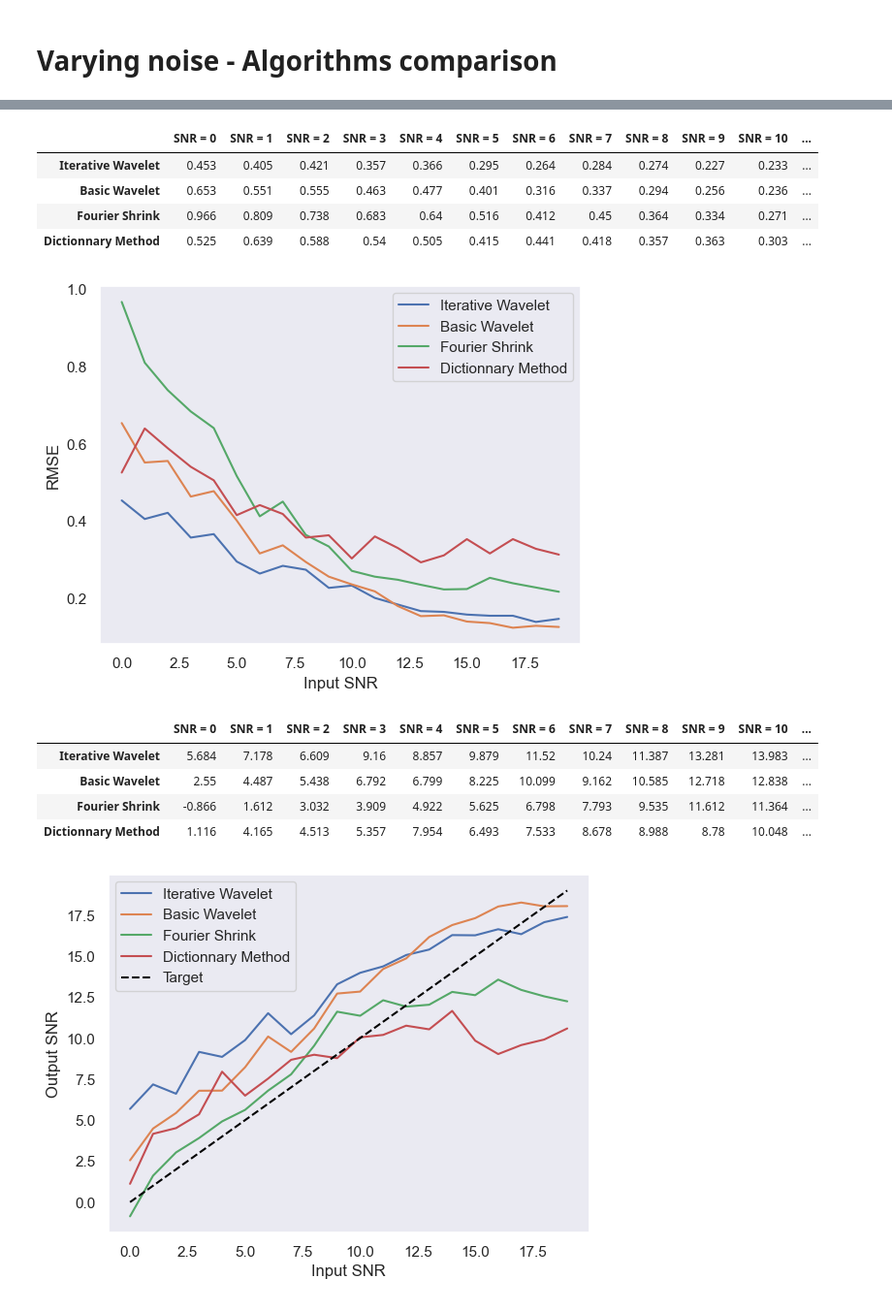
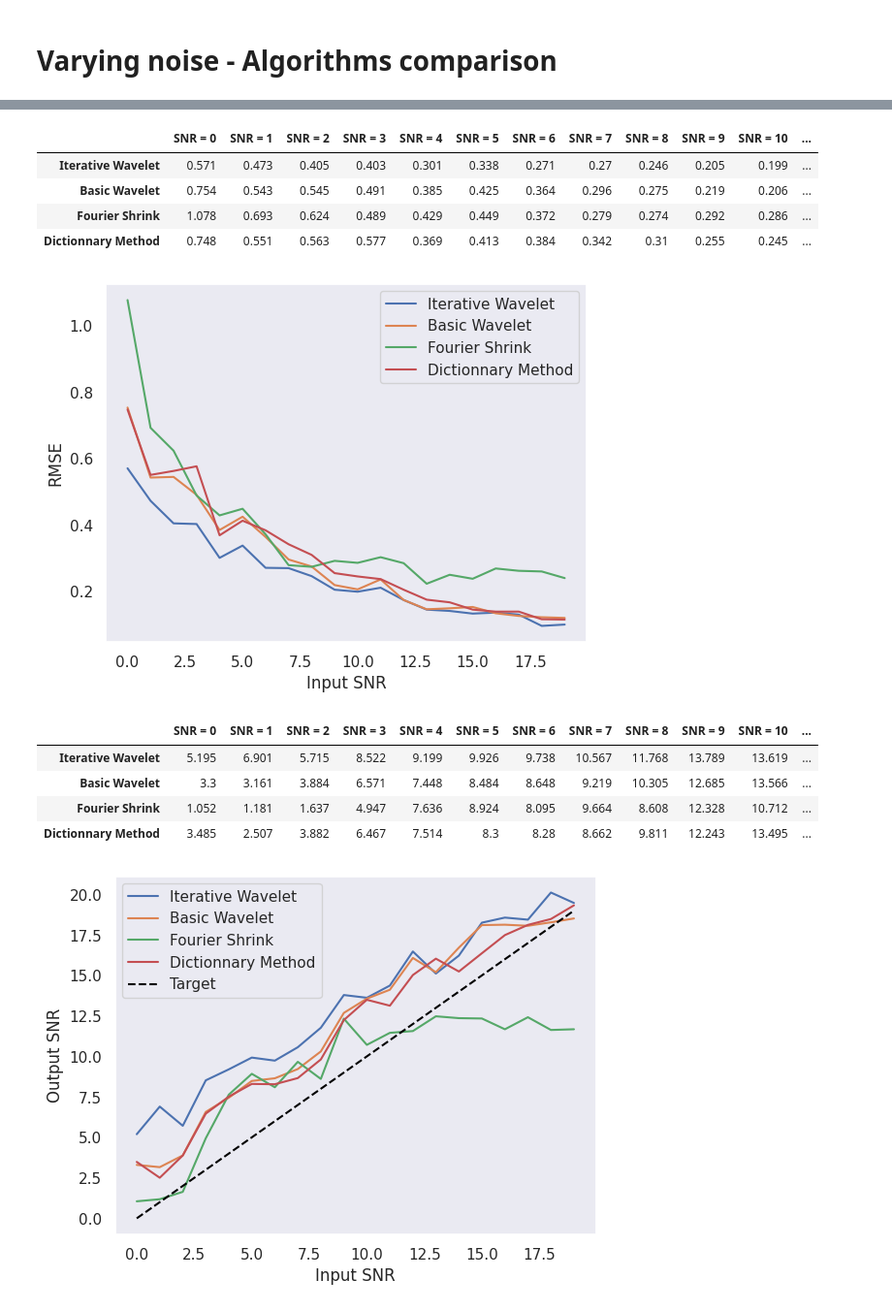
Before and after one commit to meilame-tayebjee/Wavelet-Denoising, a Jupyter notebook: ECG-noising-denoising.ipynb, the cells around one changed output, grey strips where cells are left out. Shown: that part at 97% size. Cells and saved outputs as stored; diff of their text form; code cells hidden in the pictures.

```diff
--- a/ECG-noising-denoising.ipynb
+++ b/ECG-noising-denoising.ipynb
@@ -197,7 +197,7 @@ df = pd.DataFrame(data)
 df = df[df['target'] == b'1'].copy() #keep only the first class
 df.drop('target', axis=1, inplace=True) #drop the class number
 
-i = 16
+i = 7
 line = df.iloc[i]
 
 line = line.astype(float).tolist()
@@ -369,7 +369,7 @@ df = pd.DataFrame(data)
 df = df[df['target'] == b'1'].copy() #keep only the first class
 df.drop('target', axis=1, inplace=True) #drop the class number
 
-i = 19
+i = 53
 line = df.iloc[i]
 
 line = line.astype(float).tolist()
@@ -479,7 +479,7 @@ df = pd.DataFrame(data)
 df = df[df['target'] == b'1'].copy() #keep only the first class
 df.drop('target', axis=1, inplace=True) #drop the class number
 
-i = 19
+i = 53
 line = df.iloc[i]
 
 line = line.astype(float).tolist()
@@ -537,19 +537,19 @@ for k in tqdm(range(len(list_SNR))):
 res_df
 # %% [output]
 |  | SNR = 0 | SNR = 1 | SNR = 2 | SNR = 3 | SNR = 4 | SNR = 5 | SNR = 6 | SNR = 7 | SNR = 8 | SNR = 9 | SNR = 10 | ... |
-| Iterative Wavelet | 0.453 | 0.405 | 0.421 | 0.357 | 0.366 | 0.295 | 0.264 | 0.284 | 0.274 | 0.227 | 0.233 | ... |
-| Basic Wavelet | 0.653 | 0.551 | 0.555 | 0.463 | 0.477 | 0.401 | 0.316 | 0.337 | 0.294 | 0.256 | 0.236 | ... |
-| Fourier Shrink | 0.966 | 0.809 | 0.738 | 0.683 | 0.64 | 0.516 | 0.412 | 0.45 | 0.364 | 0.334 | 0.271 | ... |
-| Dictionnary Method | 0.525 | 0.639 | 0.588 | 0.54 | 0.505 | 0.415 | 0.441 | 0.418 | 0.357 | 0.363 | 0.303 | ... |
+| Iterative Wavelet | 0.571 | 0.473 | 0.405 | 0.403 | 0.301 | 0.338 | 0.271 | 0.27 | 0.246 | 0.205 | 0.199 | ... |
+| Basic Wavelet | 0.754 | 0.543 | 0.545 | 0.491 | 0.385 | 0.425 | 0.364 | 0.296 | 0.275 | 0.219 | 0.206 | ... |
+| Fourier Shrink | 1.078 | 0.693 | 0.624 | 0.489 | 0.429 | 0.449 | 0.372 | 0.279 | 0.274 | 0.292 | 0.286 | ... |
+| Dictionnary Method | 0.748 | 0.551 | 0.563 | 0.577 | 0.369 | 0.413 | 0.384 | 0.342 | 0.31 | 0.255 | 0.245 | ... |
 # %%
 for i in range(len(lines_name)):
-    plt.plot(list_SNR, res_df.iloc[i,:], label = lines_name[i])
+    plt.plot(list_SNR, res_df.iloc[i,:].values, label = lines_name[i])
 plt.legend()
 plt.xlabel("Input SNR")
 plt.ylabel("RMSE")
 plt.show()
 # %% [output]
-[figure, old version]
+[figure, new version]
 # %%
 list_SNR = [i for i in range(20)] #the list of SNR noises we want to try
 precision = 3
@@ -596,19 +596,19 @@ for k in tqdm(range(len(list_SNR))):
 res_df
 # %% [output]
 |  | SNR = 0 | SNR = 1 | SNR = 2 | SNR = 3 | SNR = 4 | SNR = 5 | SNR = 6 | SNR = 7 | SNR = 8 | SNR = 9 | SNR = 10 | ... |
-| Iterative Wavelet | 5.684 | 7.178 | 6.609 | 9.16 | 8.857 | 9.879 | 11.52 | 10.24 | 11.387 | 13.281 | 13.983 | ... |
-| Basic Wavelet | 2.55 | 4.487 | 5.438 | 6.792 | 6.799 | 8.225 | 10.099 | 9.162 | 10.585 | 12.718 | 12.838 | ... |
-| Fourier Shrink | -0.866 | 1.612 | 3.032 | 3.909 | 4.922 | 5.625 | 6.798 | 7.793 | 9.535 | 11.612 | 11.364 | ... |
-| Dictionnary Method | 1.116 | 4.165 | 4.513 | 5.357 | 7.954 | 6.493 | 7.533 | 8.678 | 8.988 | 8.78 | 10.048 | ... |
+| Iterative Wavelet | 5.195 | 6.901 | 5.715 | 8.522 | 9.199 | 9.926 | 9.738 | 10.567 | 11.768 | 13.789 | 13.619 | ... |
+| Basic Wavelet | 3.3 | 3.161 | 3.884 | 6.571 | 7.448 | 8.484 | 8.648 | 9.219 | 10.305 | 12.685 | 13.566 | ... |
+| Fourier Shrink | 1.052 | 1.181 | 1.637 | 4.947 | 7.636 | 8.924 | 8.095 | 9.664 | 8.608 | 12.328 | 10.712 | ... |
+| Dictionnary Method | 3.485 | 2.507 | 3.882 | 6.467 | 7.514 | 8.3 | 8.28 | 8.662 | 9.811 | 12.243 | 13.495 | ... |
 # %%
 for i in range(len(lines_name)):
-    plt.plot(list_SNR, res_df.iloc[i,:], label = lines_name[i])
+    plt.plot(list_SNR, res_df.iloc[i,:].values, label = lines_name[i])
 
 plt.plot(list_SNR, list_SNR, label = "Target", linestyle = "--", color = "black")
 plt.legend()
 plt.xlabel("Input SNR")
 plt.ylabel("Output SNR")
 plt.show()
 # %% [output]
-[figure, old version]
+[figure, new version]
 # %% [markdown]
```
Also changed, not shown: parts of 20 cells of this notebook, 3 other files.
